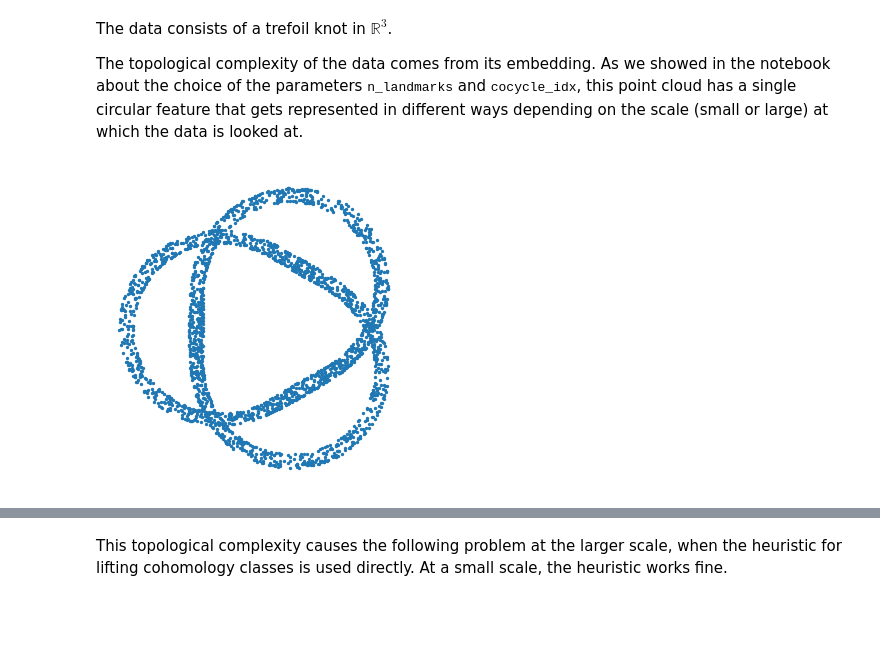
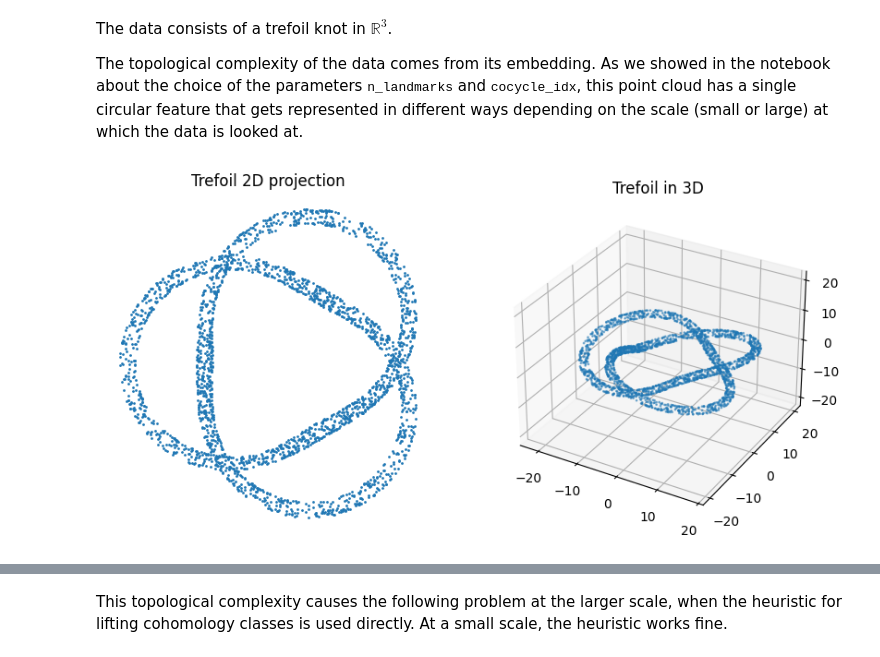
Before and after one commit to scikit-tda/DREiMac, a Jupyter notebook: notebooks/parameters_prime_and_check_cocycle_condition.ipynb, the cells around one changed output, grey strips where cells are left out. Drawn from its saved outputs; the diff is of its cells as text; code cells hidden in the pictures; blank space fills up the shorter version.

```diff
--- a/notebooks/parameters_prime_and_check_cocycle_condition.ipynb
+++ b/notebooks/parameters_prime_and_check_cocycle_condition.ipynb
@@ -31,13 +40,17 @@ The data consists of a trefoil knot in $\mathbb{R}^3$.
 
 The topological complexity of the data comes from its embedding.
 As we showed in the notebook about the choice of the parameters <tt>n_landmarks</tt> and <tt>cocycle_idx</tt>, this point cloud has a single circular feature that gets represented in different ways depending on the scale (small or large) at which the data is looked at.
-# %%
-X = GeometryExamples.trefoil(n_samples = 2500, horizontal_width=10)
-plt.figure(figsize=(4,4))
-plt.scatter(X[:,0],X[:,1], s = 2)
-plt.gca().set_aspect("equal") ; _ = plt.axis("off")
-# %% [output]
-[figure, removed]
+# %%
+X = GeometryExamples.trefoil(n_samples = 2500, horizontal_width=10)
+fig = plt.figure(figsize=(10,6))
+ax1 = fig.add_subplot(121)
+ax1.scatter(X[:,0],X[:,1], s=1)
+ax1.set_title("Trefoil 2D projection") ; ax1.set_aspect("equal") ; ax1.axis("off")
+ax2 = fig.add_subplot(122,projection='3d')
+ax2.scatter(X[:,0],X[:,1],X[:,2], alpha=0.5, s=1)
+ax2.set_title("Trefoil in 3D") ;  _ = PlotUtils.set_axes_equal(ax2)
+# %% [output]
+[figure, added]
 # %%
 perc_choices = [0.1, 0.5]
 prime = 3
```
Also changed, not shown: parts of 4 cells of this notebook, 11 other files.
